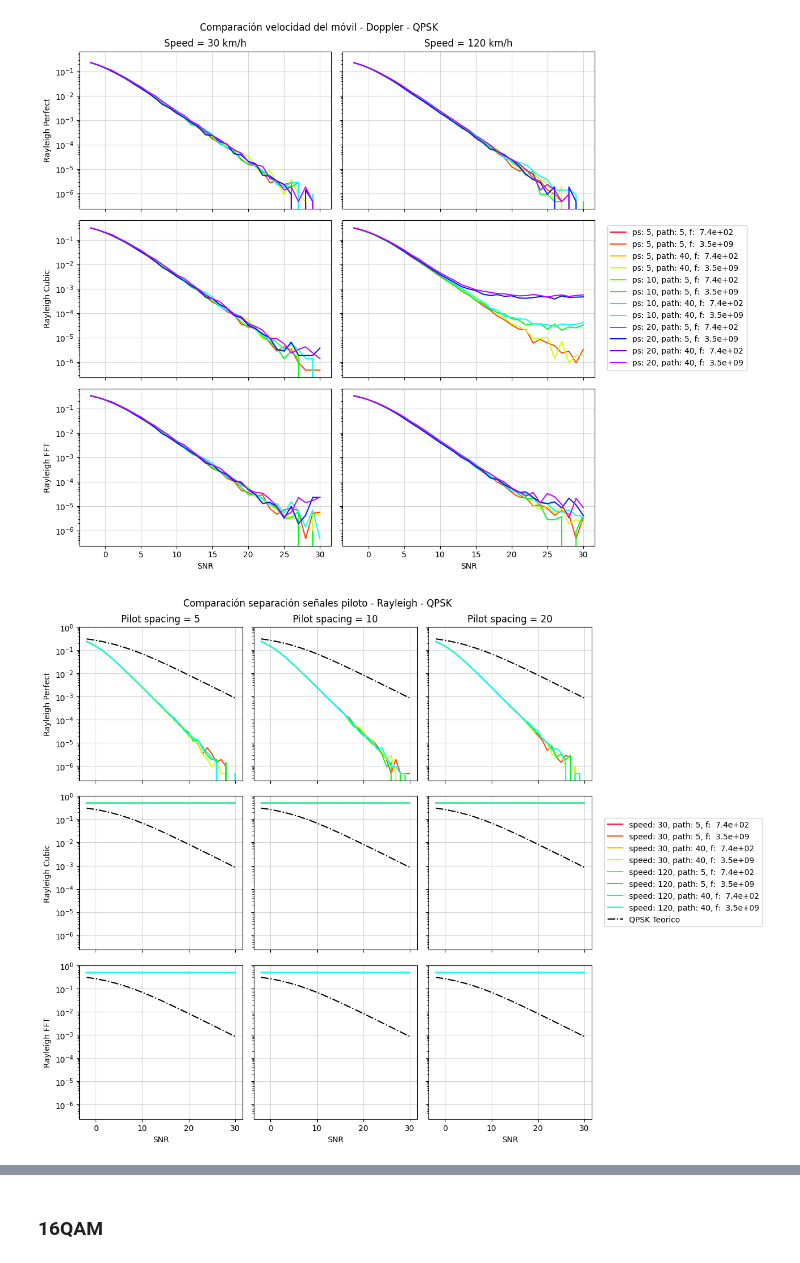
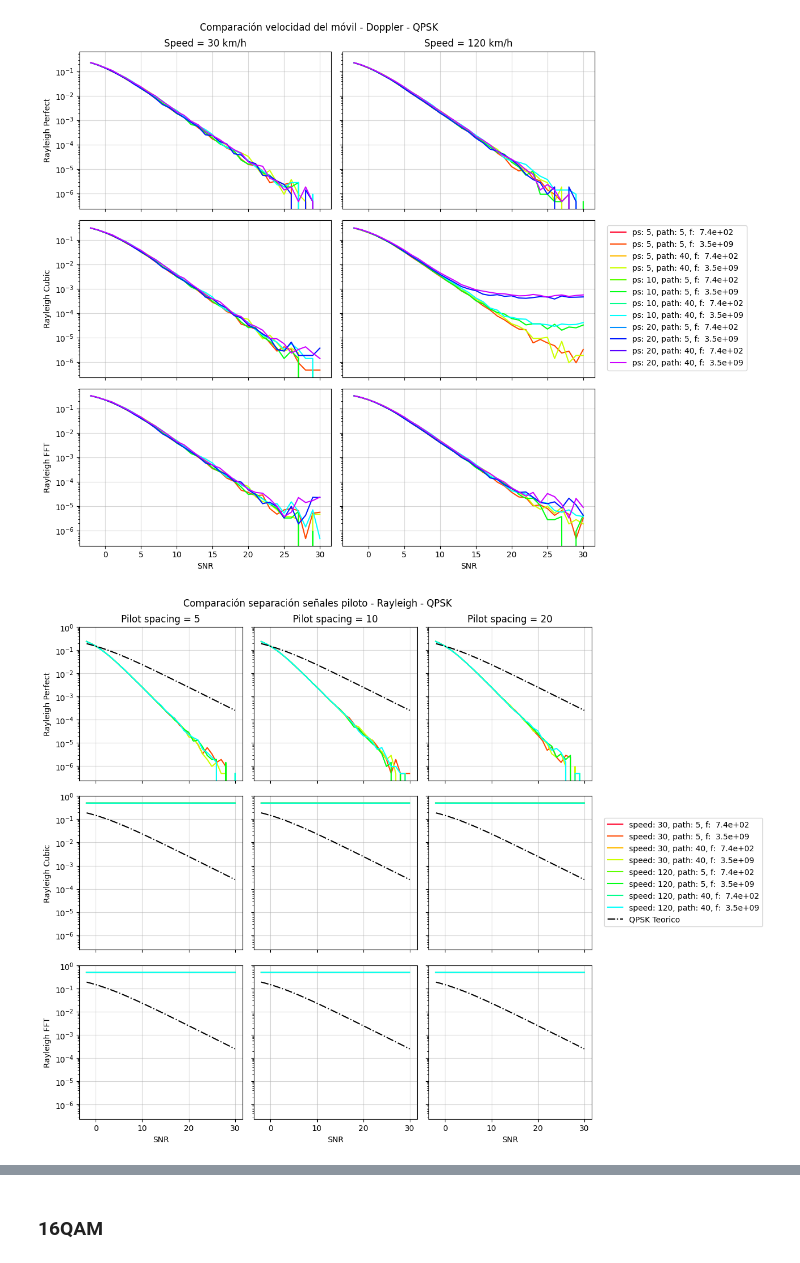
Before and after one commit to DiegoSanzB/EL7041_Project_2, a Jupyter notebook: ber.ipynb, the cells around one changed output, grey strips where cells are left out. Drawn from its saved outputs; the diff is of its cells as text; code cells hidden in the pictures.

```diff
--- a/ber.ipynb
+++ b/ber.ipynb
@@ -54,7 +54,7 @@ for pilot_spacing in PILOT_SPACING:
 
 # plot theorical QPSK
 snr = 10**(path_5_filtered['snr']/10)
-qpsk_teo = 4 * snr * np.sin(np.pi/8)**2
+qpsk_teo = 4 * snr * np.sin(np.pi/4)**2
 
 for i in range(3):
     ax[i][0].set_ylabel(bers_axis[i])
@@ -77,5 +77,5 @@ fig.legend(handles=handles, bbox_to_anchor=(1, 0.495), loc='center left')
 fig.suptitle(f"Comparación Paths - Rayleigh - QPSK")
 plt.tight_layout()
 
-fig.savefig('results/qpsk_rayleigh_path.png')
+fig.savefig('results/qpsk_rayleigh_path.png', bbox_inches='tight')
 # %% [output]
@@ -101,7 +101,7 @@ snr = 10**(path_5_filtered['snr']/10)
 qpsk_teo = 4 * snr * np.sin(np.pi/8)**2
 
 for i in range(3):
-    ax[i][0].set_ylabel(bers_axis[i])
+    ax[i][0].set_ylabel(bers_axis[i+3])
     for j in range(2):
         # ax[i][j].plot(path_5_filtered['snr'], (1/2)*(1-np.sqrt((qpsk_teo/(2+qpsk_teo)))), '-.', color='black', label="QPSK Teorico")
         ax[i][j].set_yscale('log')
@@ -121,7 +121,7 @@ fig.legend(handles=handles, bbox_to_anchor=(1, 0.495), loc='center left')
 fig.suptitle(f"Comparación Paths - Doppler - QPSK")
 plt.tight_layout()
 
-fig.savefig('results/qpsk_doppler_path.png')
+fig.savefig('results/qpsk_doppler_path.png', bbox_inches='tight')
 # %% [output]
 [figure]
 # %%
@@ -189,7 +189,7 @@ snr = 10**(path_5_filtered['snr']/10)
 qpsk_teo = 4 * snr * np.sin(np.pi/8)**2
 
 for i in range(3):
-    ax[i][0].set_ylabel(bers_axis[i])
+    ax[i][0].set_ylabel(bers_axis[i+3])
     for j in range(2):
         # ax[i][j].plot(path_5_filtered['snr'], (1/2)*(1-np.sqrt((qpsk_teo/(2+qpsk_teo)))), '-.', color='black', label="QPSK Teorico")
         ax[i][j].set_yscale('log')
@@ -209,7 +209,7 @@ fig.legend(handles=handles, bbox_to_anchor=(1, 0.495), loc='center left')
 fig.suptitle(f"Comparación Frecuencia Central - Doppler - QPSK")
 plt.tight_layout()
 
-fig.savefig('results/qpsk_doppler_cf.png')
+fig.savefig('results/qpsk_doppler_cf.png', bbox_inches='tight')
 # %% [output]
 [figure]
 # %%
@@ -320,36 +320,36 @@ for speed in SPEED:
                 ax[i][1].plot(ps_10_filtered['snr'], ps_10_filtered[ber], '-', label=f'speed: {speed}, path: {path}, f: {carrier_freq: .2g}')
                 ax[i][2].plot(ps_20_filtered['snr'], ps_20_filtered[ber], '-', label=f'speed: {speed}, path: {path}, f: {carrier_freq: .2g}')
 
 # plot theorical QPSK
 snr = 10**(path_5_filtered['snr']/10)
-qpsk_teo = 4 * snr * np.sin(np.pi/8)**2
+qpsk_teo = 4 * snr * np.sin(np.pi/4)**2
 
 for i in range(3):
     ax[i][0].set_ylabel(bers_axis[i])
     for j in range(3):
         ax[i][j].plot(path_5_filtered['snr'], (1/2)*(1-np.sqrt((qpsk_teo/(2+qpsk_teo)))), '-.', color='black', label="QPSK Teorico")
         ax[i][j].set_yscale('log')
         ax[i][j].grid(alpha=0.5)
 
 
 
 ax[2][0].set_xlabel("SNR")
 ax[2][1].set_xlabel("SNR")
 ax[2][2].set_xlabel("SNR")
 
 ax[0][0].set_title("Pilot spacing = 5")
 ax[0][1].set_title("Pilot spacing = 10")
 ax[0][2].set_title("Pilot spacing = 20")
 
 handles, labels = plt.gca().get_legend_handles_labels()
 fig.legend(handles=handles, bbox_to_anchor=(1, 0.495), loc='center left')
 
 fig.suptitle(f"Comparación separación señales piloto - Rayleigh - QPSK")
 plt.tight_layout()
 
-fig.savefig('results/qpsk_rayleigh_ps.png')
+fig.savefig('results/qpsk_rayleigh_ps.png', bbox_inches='tight')
 # %% [output]
-[figure, old version]
+[figure, new version]
 # %%
 # ps doppler
 ps_5   = data_qpsk[data_qpsk['pilot_spacing'] == 5]
```
Also changed, not shown: parts of 13 cells of this notebook, 1 other file.
